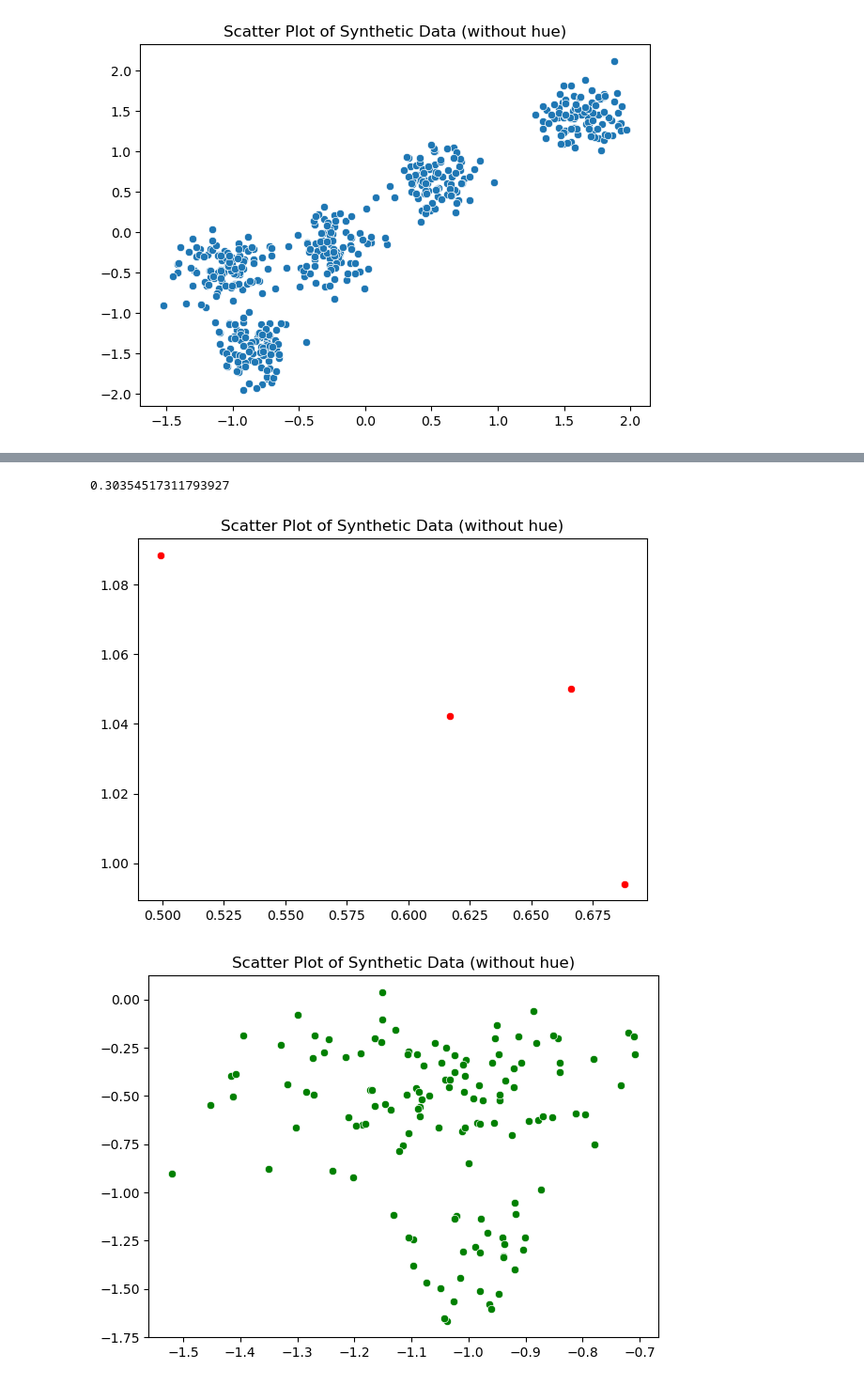
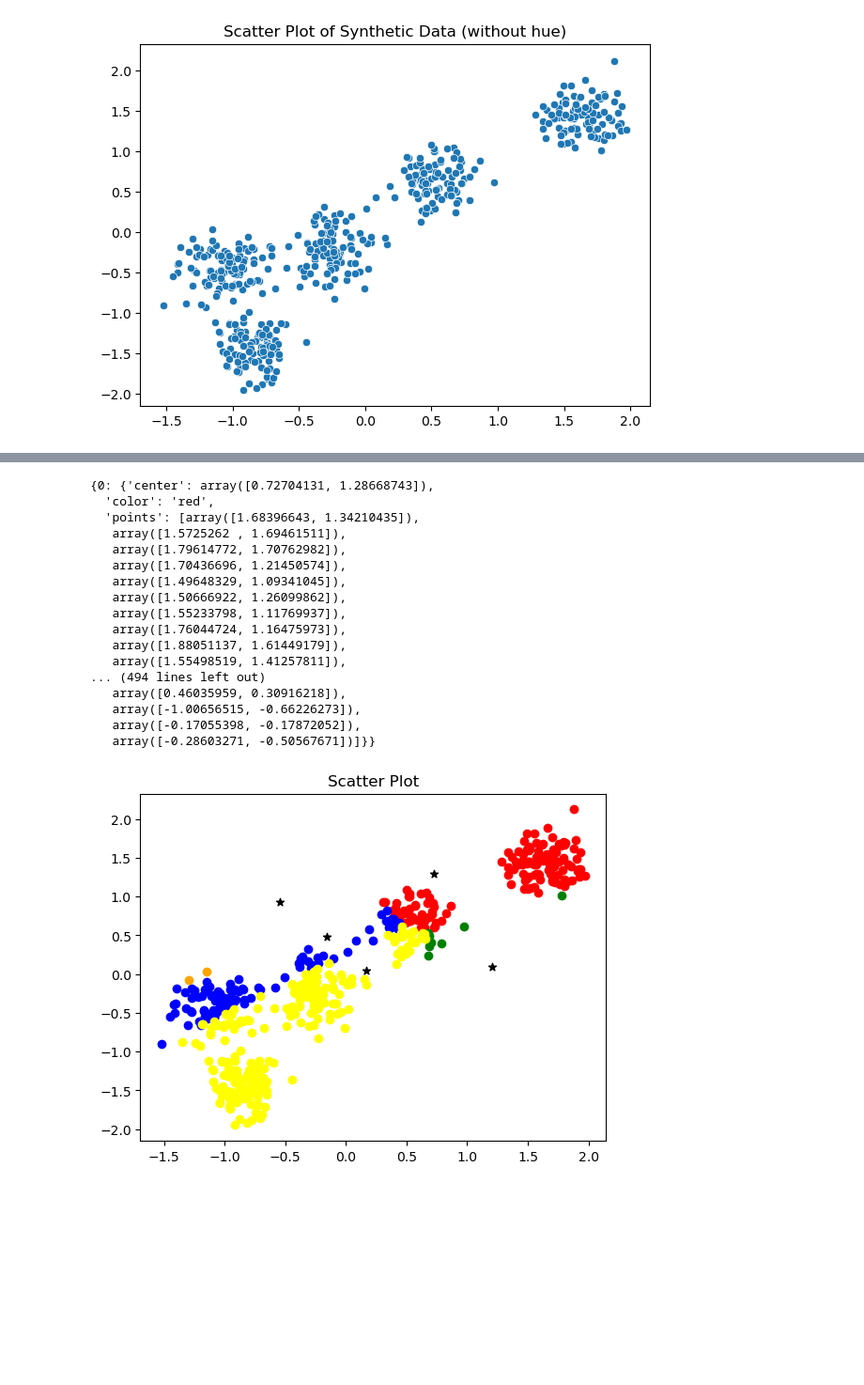
Before and after one commit to lavkushsingh31/ML-Practice-Exercises, a Jupyter notebook: K-Means Clustering Algorithm Implementation .ipynb, the cells around one changed output, grey strips where cells are left out. Shown at 94% size. Cells and saved outputs as stored; diff of their text form; code cells hidden in the pictures; blank space fills up the shorter version.

Commit message:
plotting error fixed

```diff
--- a/K-Means Clustering Algorithm Implementation .ipynb
+++ b/K-Means Clustering Algorithm Implementation .ipynb
@@ -72,6 +72,6 @@ def get_kmeans_centers(k=5, n_features=2, colours = ['red', 'green', 'blue', 'or
         }
     return centroids
 # %%
-centroids = kmeans_init()
+centroids = get_kmeans_centers()
 centroids
 # %% [output]
@@ -151,20 +151,39 @@ def plotClusters(centroids):
         points = np.array(centroids[k]['points'])
 
         if points.shape[0]>0:
-            plt.figure(figsize=(7,5))
-            sns.scatterplot(x =points[:, 0], y = points[:, 1], color = centroids[k]['color'])
-            plt.title("Scatter Plot of Synthetic Data (without hue)")
+            #plt.figure(figsize=(7,5))
+            #ax = sns.scatterplot(x =points[:, 0], y = points[:, 1], color = centroids[k]['color'])
+            plt.scatter(points[:, 0], points[:, 1], color = centroids[k]['color'])
+            plt.title("Scatter Plot")
 
         cluster_coordinates = centroids[k]['center']
-        #sns.scatterplot(x = cluster_coordinates[0], y = cluster_coordinates[1], color = 'black')
-        plt.show()
+        #sns.pointplot(x = cluster_coordinates[0], y = cluster_coordinates[1], color = 'black')
+        #ax.plot(cluster_coordinates[0], cluster_coordinates[1], marker="*", color="black", markersize=10)
+        plt.scatter(cluster_coordinates[0], cluster_coordinates[1], marker="*", color="black")
+        #plt.show()
 # %%
-cluster_coordinates = centroids[0]['center']
-cluster_coordinates[0]
+centroids = get_kmeans_centers()
+assigned_points = assigning_points_to_cluster(X, centroids)
+assigned_points
 # %% [output]
-0.30354517311793927
+{0: {'center': array([0.72704131, 1.28668743]),
+  'color': 'red',
+  'points': [array([1.68396643, 1.34210435]),
+   array([1.5725262 , 1.69461511]),
+   array([1.79614772, 1.70762982]),
+   array([1.70436696, 1.21450574]),
+   array([1.49648329, 1.09341045]),
+   array([1.50666922, 1.26099862]),
+   array([1.55233798, 1.11769937]),
+   array([1.76044724, 1.16475973]),
+   array([1.88051137, 1.61449179]),
+   array([1.55498519, 1.41257811]),
+... (494 lines left out)
+   array([0.46035959, 0.30916218]),
+   array([-1.00656515, -0.66226273]),
+   array([-0.17055398, -0.17872052]),
+   array([-0.28603271, -0.50567671])]}}
 # %%
-plotClusters(centroids)
+plotClusters(assigned_points)
 # %% [output]
-[figure, old version]
+[figure, new version]
-[figure, removed]
```
Also changed, not shown: parts of 6 cells of this notebook.
